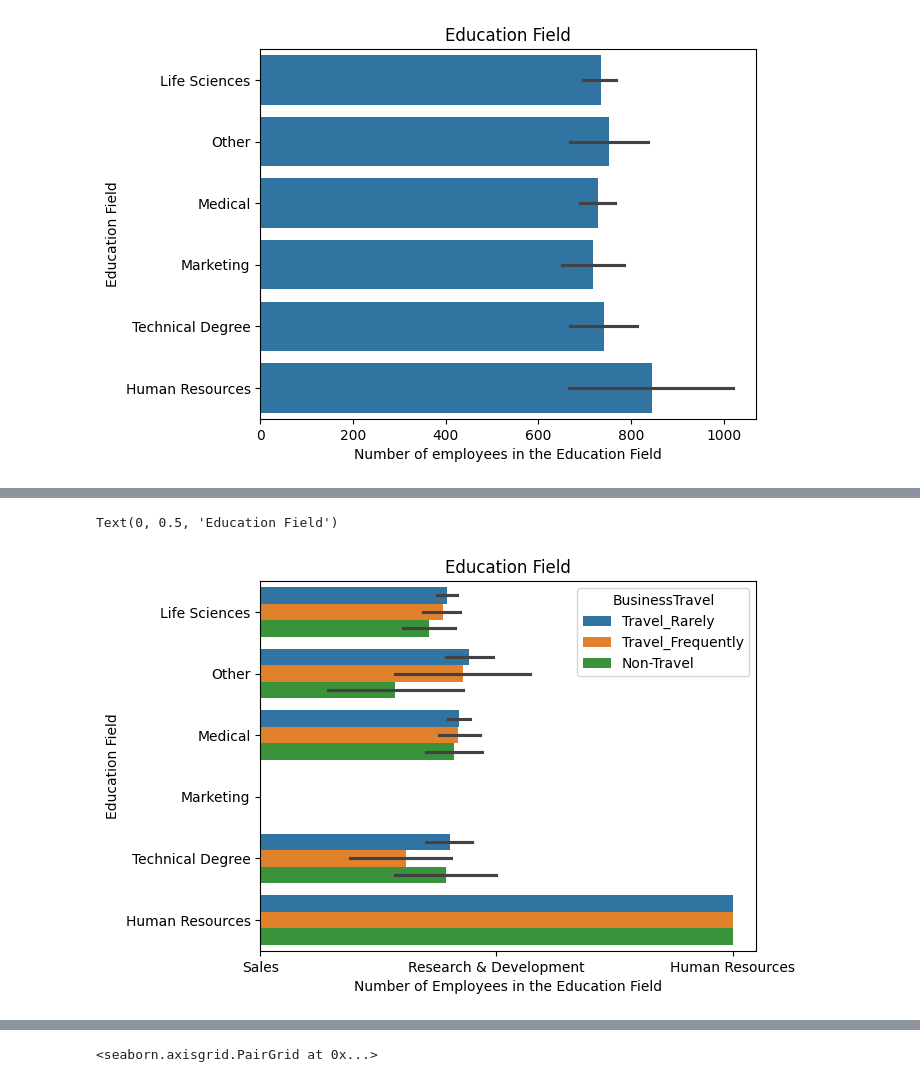
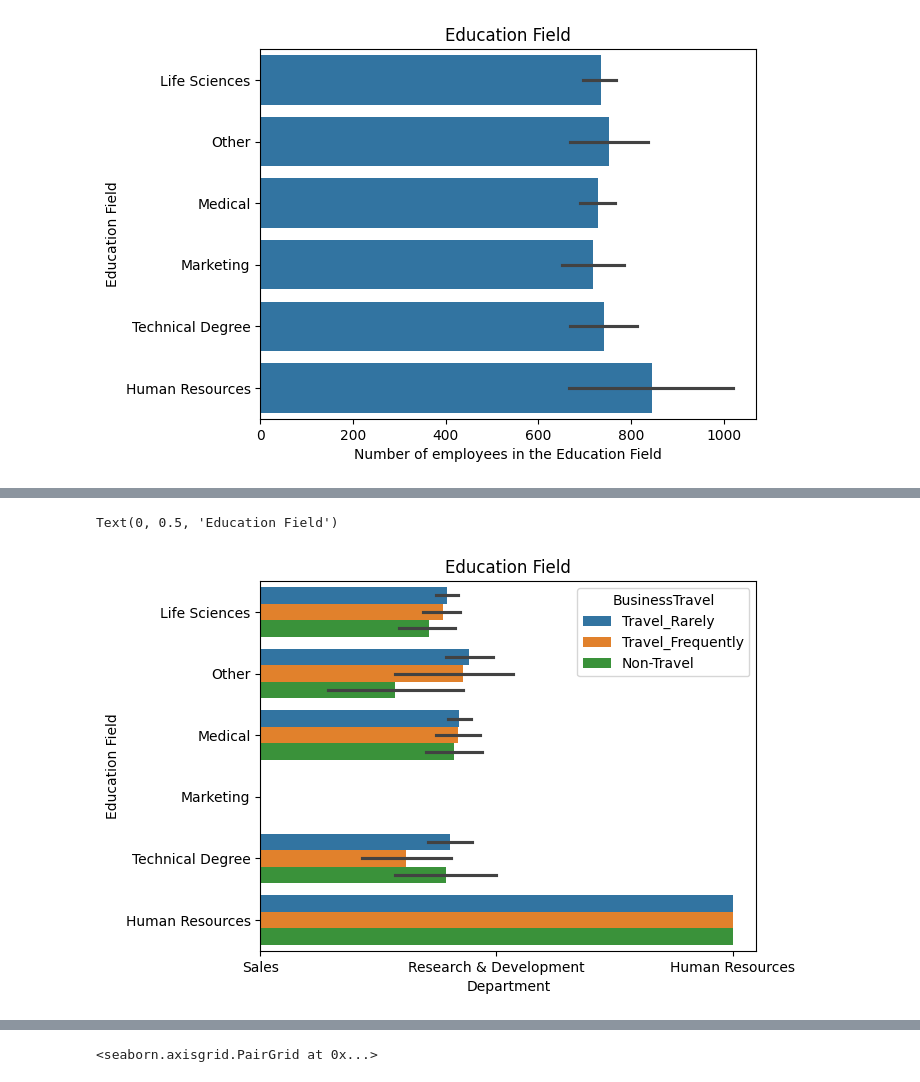
Before and after one commit to Kyl67899/Meriskill_Data_Analysis_intern, a Jupyter notebook: HR/hr.ipynb, the cells around one changed output, grey strips where cells are left out. Saved outputs shown, nothing was run; the diff lists cells and outputs as text; code cells hidden in the pictures.

```diff
--- a/HR/hr.ipynb
+++ b/HR/hr.ipynb
@@ -224,12 +224,12 @@ Text(0.5, 0, 'Number of Employees in the Job Field')
 # %%
 # How many employees are in different fields
-sns.barplot(data=dataset1, x="Department", y="EducationField", hue="BusinessTravel", orient="h")
+sns.barplot(data=dataset, x="Department", y="EducationField", hue="BusinessTravel", orient="h")
 plt.title("Education Field")
-plt.xlabel("Number of Employees in the Education Field")
+plt.xlabel("Department")
 plt.ylabel("Education Field")
 # %% [output]
 Text(0, 0.5, 'Education Field')
-[figure, old version]
+[figure, new version]
 # %%
 # Plot a correlation map for all numeric variables
 x = dataset[["Age", "DistanceFromHome", "Education", "EmployeeNumber", "EnvironmentSatisfaction", "HourlyRate",
```
Also changed, not shown: parts of 2 cells of this notebook.
